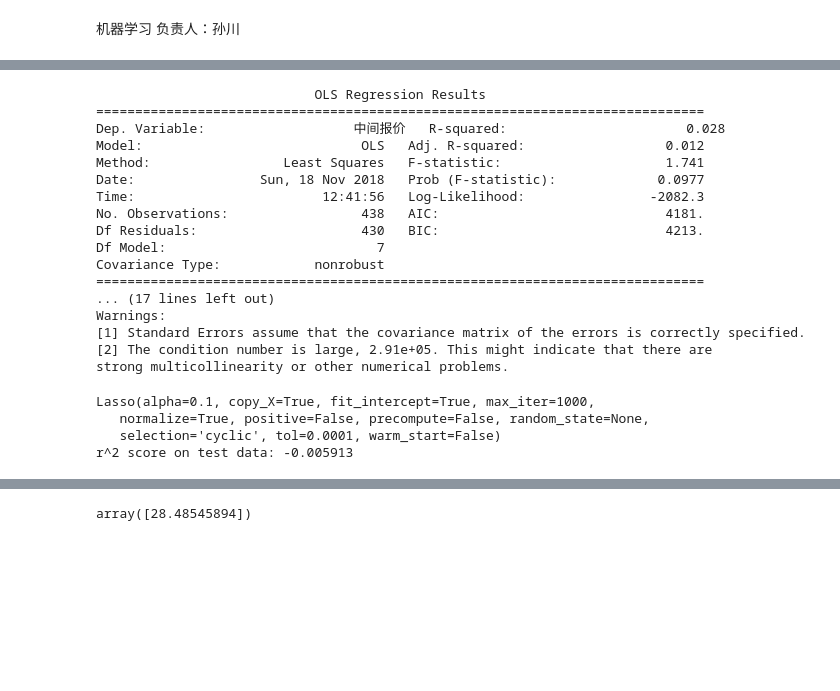
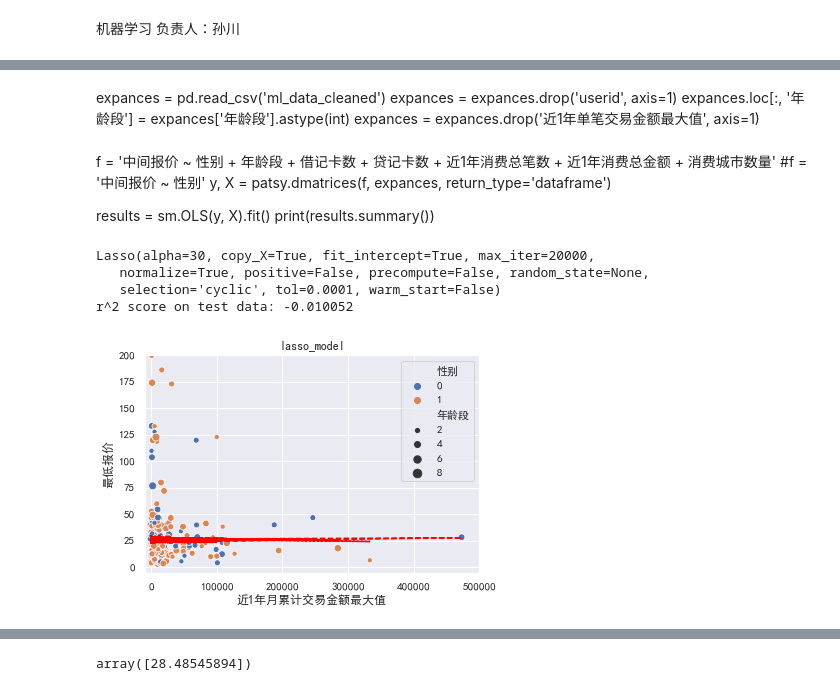
Before and after one commit to 314-studio/Car-Recommendation, a Jupyter notebook: MLlab.ipynb, the cells around one changed output, grey strips where cells are left out. Cells and saved outputs as stored; diff of their text form; code cells hidden in the pictures; blank space fills up the shorter version.

```diff
--- a/MLlab.ipynb
+++ b/MLlab.ipynb
@@ -60,27 +49,14 @@ expances = expances.drop('近1年单笔交易金额最大值', axis=1)
-# %%
-f = '中间报价 ~ 性别 + 年龄段 + 借记卡数 + 贷记卡数 + 近1年消费总笔数 + 近1年消费总金额 + 消费城市数量'
-#f = '中间报价 ~ 性别'
-y, X = patsy.dmatrices(f, expances, return_type='dataframe')
-
-results = sm.OLS(y, X).fit()
-print(results.summary())
-# %% [output]
-                            OLS Regression Results
-==============================================================================
-Dep. Variable:                   中间报价   R-squared:                       0.028
-Model:                            OLS   Adj. R-squared:                  0.012
-Method:                 Least Squares   F-statistic:                     1.741
-Date:                Sun, 18 Nov 2018   Prob (F-statistic):             0.0977
-Time:                        12:41:56   Log-Likelihood:                -2082.3
-No. Observations:                 438   AIC:                             4181.
-Df Residuals:                     430   BIC:                             4213.
-Df Model:                           7
-Covariance Type:            nonrobust
-==============================================================================
-... (17 lines left out)
-Warnings:
-[1] Standard Errors assume that the covariance matrix of the errors is correctly specified.
-[2] The condition number is large, 2.91e+05. This might indicate that there are
-strong multicollinearity or other numerical problems.
+# %% [markdown]
+expances = pd.read_csv('ml_data_cleaned')
+expances = expances.drop('userid', axis=1)
+expances.loc[:, '年龄段'] = expances['年龄段'].astype(int)
+expances = expances.drop('近1年单笔交易金额最大值', axis=1)
+# %% [markdown]
+f = '中间报价 ~ 性别 + 年龄段 + 借记卡数 + 贷记卡数 + 近1年消费总笔数 + 近1年消费总金额 + 消费城市数量'
+#f = '中间报价 ~ 性别'
+y, X = patsy.dmatrices(f, expances, return_type='dataframe')
+
+results = sm.OLS(y, X).fit()
+print(results.summary())
 # %%
 #sm.graphics.plot_partregress('中间报价', '近1年消费总金额', ['性别', '年龄段'], data=expances, obs_labels=False)
@@ -92,14 +70,14 @@ m = X.shape[0]  #数据集大小
 X_train, y_train = X[:m  // 4 * 3], y[:m // 4 * 3]
 X_test, y_test = X[m  // 4 * 3 :] , y[m // 4 * 3 :]
 # %%
-alpha = 0.1
-reg_lasso = linear_model.Lasso(alpha=alpha, fit_intercept=True, normalize=True)
+alpha = 30
+reg_lasso = linear_model.Lasso(alpha=alpha, fit_intercept=True, normalize=True, max_iter=20000)
 y_pred_lasso = reg_lasso.fit(X_train, y_train).predict(X_test)
 r2_score_lasso = r2_score(y_test, y_pred_lasso)
 print(reg_lasso)
 print('r^2 score on test data: %f' % r2_score_lasso)
 # %% [output]
-Lasso(alpha=0.1, copy_X=True, fit_intercept=True, max_iter=1000,
+Lasso(alpha=30, copy_X=True, fit_intercept=True, max_iter=20000,
    normalize=True, positive=False, precompute=False, random_state=None,
    selection='cyclic', tol=0.0001, warm_start=False)
-r^2 score on test data: -0.005913
+r^2 score on test data: -0.010052
@@ -106,3 +86,22 @@ r^2 score on test data: -0.005913
+# %%
+y_pred = reg_lasso.predict(X_train)
+# %%
+#为seaborn设置中文字体，没有下面两行的话seaborn和matplotlib作图不能显示中文
+mfont = FontProperties(fname=r'C:\Windows\Fonts\simhei.ttf', size=14)
+sns.set(font = mfont.get_name())
+
+sns.scatterplot(x='近1年月累计交易金额最大值', y='最低报价', hue='性别', size='年龄段', data=expances);
+#sns.set(rc={'figure.figsize':(50,8.27)})
+#plt.axis([-20, 25000, -5, 200])
+plt.axis([-10000, 500000, -5, 200])
+#plt.plot(X_train, y_pr_pred, color='green', label='quadratic fit')
+plt.plot(X_train, y_pred, color='red', label='lasso', linestyle='--')
+plt.title('lasso_model')
+plt.savefig('figures/sex_age_lasso')
+#plt.legend(loc='best')
+plt.show()
+# %% [output]
+[figure, added]
 # %%
 plt.plot(reg_lasso.coef_, color='gold', linewidth=2,
          label='Lasso coefficients')
```
Also changed, not shown: parts of 12 cells of this notebook, 19 other files.
